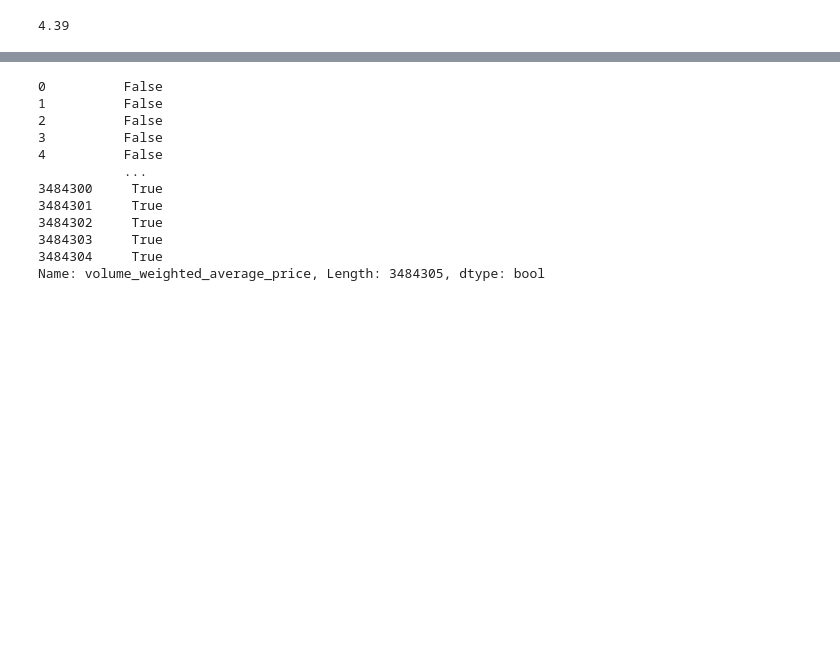
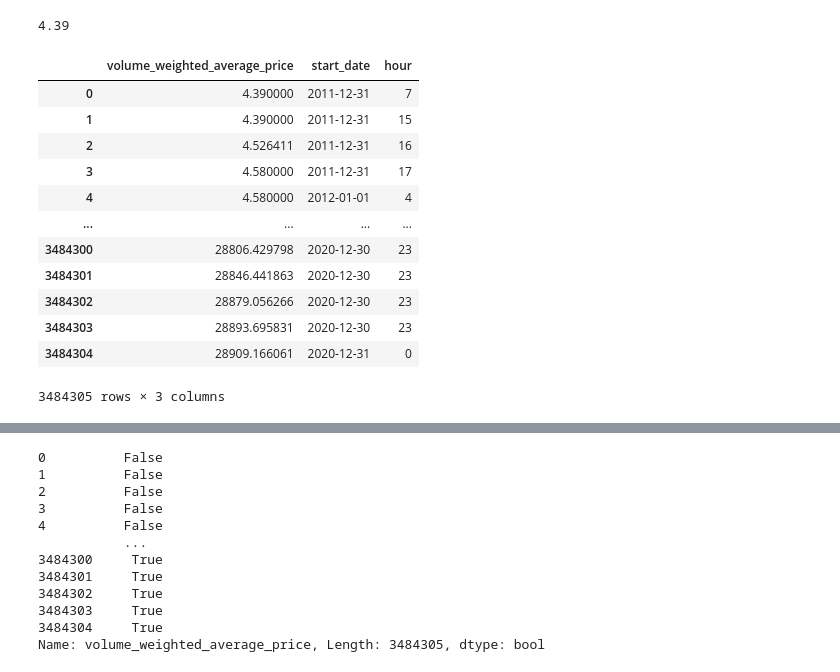
Before and after one commit to IsauraRs/BEDU_Equipo1, a Jupyter notebook: ProyectoPython/ProyectoEquipo1.ipynb, the cells around one changed output, grey strips where cells are left out. Saved outputs shown, nothing was run; the diff lists cells and outputs as text; code cells hidden in the pictures; blank space fills up the shorter version.

```diff
--- a/ProyectoPython/ProyectoEquipo1.ipynb
+++ b/ProyectoPython/ProyectoEquipo1.ipynb
@@ -220,0 +239,16 @@ bitcoin_csv["volume_weighted_average_price"][0]
+# %%
+new_df
+# %% [output]
+|  | volume_weighted_average_price | start_date | hour |
+| 0 | 4.390000 | 2011-12-31 | 7 |
+| 1 | 4.390000 | 2011-12-31 | 15 |
+| 2 | 4.526411 | 2011-12-31 | 16 |
+| 3 | 4.580000 | 2011-12-31 | 17 |
+| 4 | 4.580000 | 2012-01-01 | 4 |
+| ... | ... | ... | ... |
+| 3484300 | 28806.429798 | 2020-12-30 | 23 |
+| 3484301 | 28846.441863 | 2020-12-30 | 23 |
+| 3484302 | 28879.056266 | 2020-12-30 | 23 |
+| 3484303 | 28893.695831 | 2020-12-30 | 23 |
+| 3484304 | 28909.166061 | 2020-12-31 | 0 |
+3484305 rows × 3 columns
```
Also changed, not shown: parts of 22 cells of this notebook.
